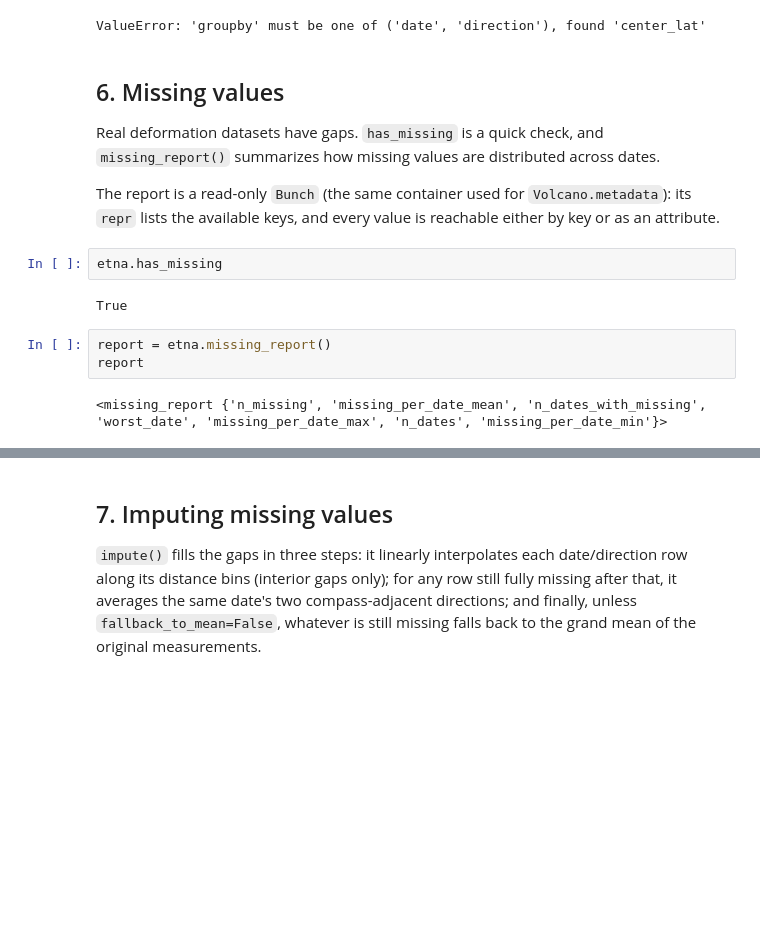
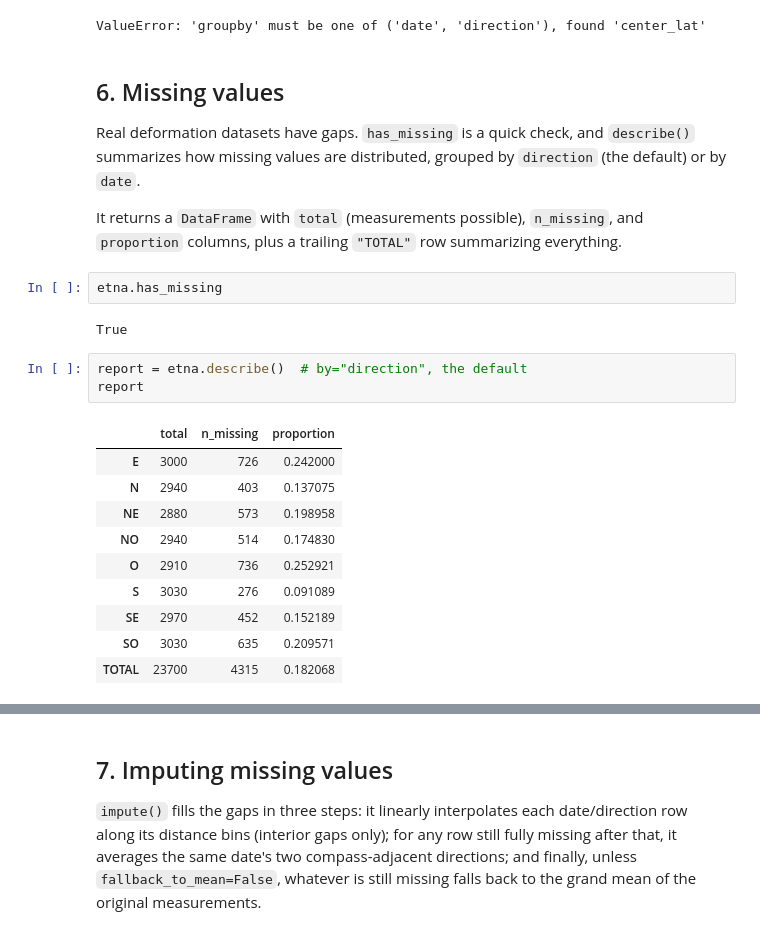
Before and after one commit to leliel12/volcanicus, a Jupyter notebook: notebooks/tutorial.ipynb, the cells around one changed output, grey strips where cells are left out. Cells and saved outputs as stored; diff of their text form; blank space fills up the shorter version.

```diff
--- a/notebooks/tutorial.ipynb
+++ b/notebooks/tutorial.ipynb
@@ -203,16 +203,25 @@ ValueError: 'groupby' must be one of ('date', 'direction'), found 'center_lat'
 # %% [markdown]
 ## 6. Missing values
 
-Real deformation datasets have gaps. `has_missing` is a quick check, and `missing_report()` summarizes how missing values are distributed across dates.
+Real deformation datasets have gaps. `has_missing` is a quick check, and `describe()` summarizes how missing values are distributed, grouped by `direction` (the default) or by `date`.
 
-The report is a read-only `Bunch` (the same container used for `Volcano.metadata`): its `repr` lists the available keys, and every value is reachable either by key or as an attribute.
+It returns a `DataFrame` with `total` (measurements possible), `n_missing`, and `proportion` columns, plus a trailing `"TOTAL"` row summarizing everything.
 # %%
 etna.has_missing
 # %% [output]
 True
 # %%
-report = etna.missing_report()
+report = etna.describe()  # by="direction", the default
 report
 # %% [output]
-<missing_report {'n_missing', 'missing_per_date_mean', 'n_dates_with_missing', 'worst_date', 'missing_per_date_max', 'n_dates', 'missing_per_date_min'}>
+|  | total | n_missing | proportion |
+| E | 3000 | 726 | 0.242000 |
+| N | 2940 | 403 | 0.137075 |
+| NE | 2880 | 573 | 0.198958 |
+| NO | 2940 | 514 | 0.174830 |
+| O | 2910 | 736 | 0.252921 |
+| S | 3030 | 276 | 0.091089 |
+| SE | 2970 | 452 | 0.152189 |
+| SO | 3030 | 635 | 0.209571 |
+| TOTAL | 23700 | 4315 | 0.182068 |
 # %%
```
Also changed, not shown: parts of 5 cells of this notebook, 5 other files.
